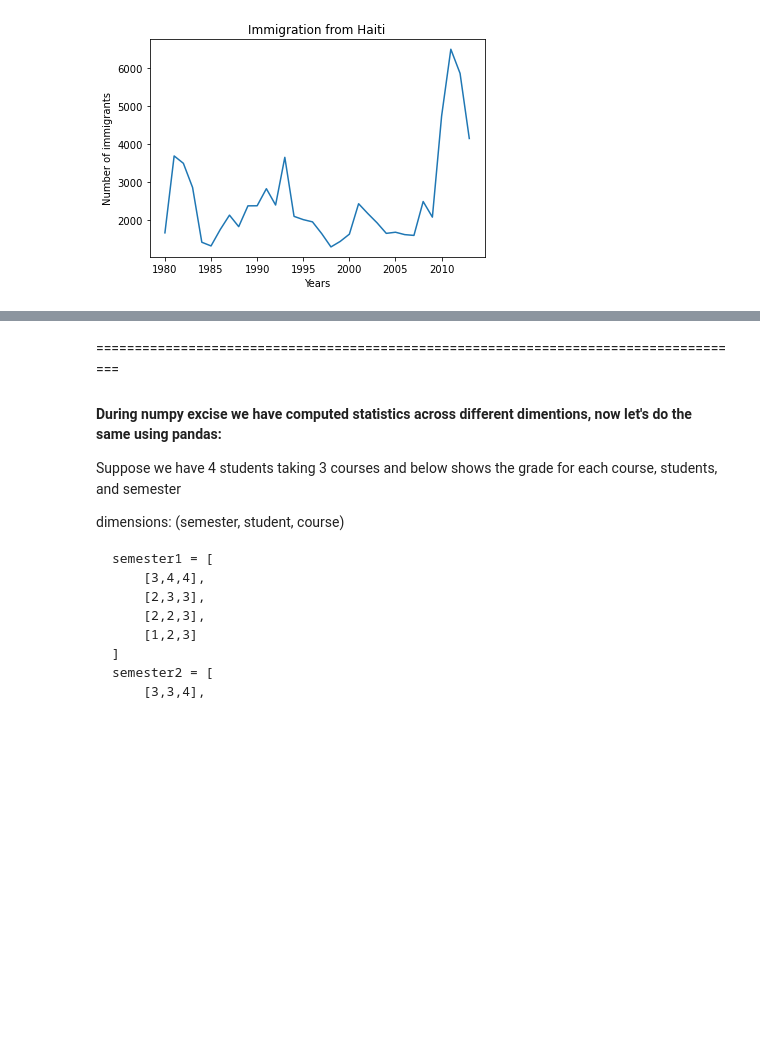
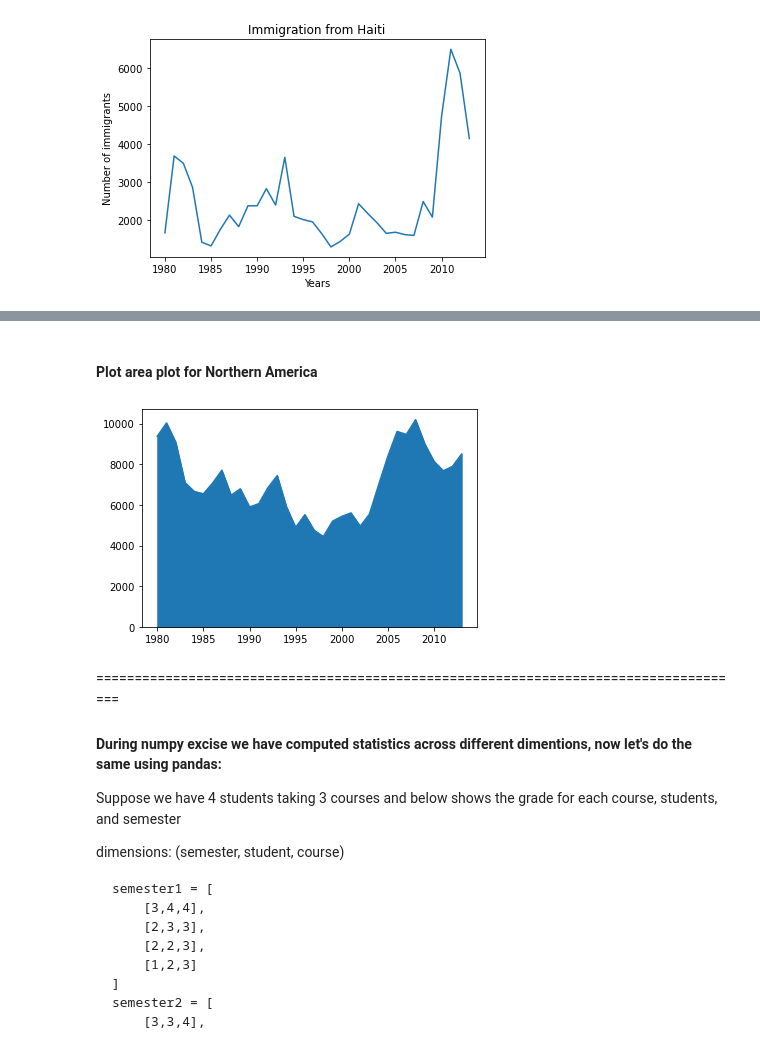
Before and after one commit to donglinchen/data_science_exercise, a Jupyter notebook: pandas-exercise-solution.ipynb, the cells around one changed output, grey strips where cells are left out. Drawn from its saved outputs; the diff is of its cells as text; code cells hidden in the pictures; blank space fills up the shorter version.

```diff
--- a/pandas-exercise-solution.ipynb
+++ b/pandas-exercise-solution.ipynb
@@ -99,0 +136,3 @@ plt.ylabel('Number of immigrants');
+# %%
+df_area = df.groupby('Area').sum()
+df_area
@@ -100,3 +150,9 @@ plt.ylabel('Number of immigrants');
+# %% [markdown]
+#### Plot area plot for Northern America
+# %%
+df_area.loc['Northern America', range(1980, 2014)].T.plot(kind='area');
+# %% [output]
+[figure, added]
 # %% [markdown]
 =====================================================================================
 #### During numpy excise we have computed statistics across different dimentions, now let's do the same using pandas:
```
Also changed, not shown: parts of 14 cells of this notebook.
